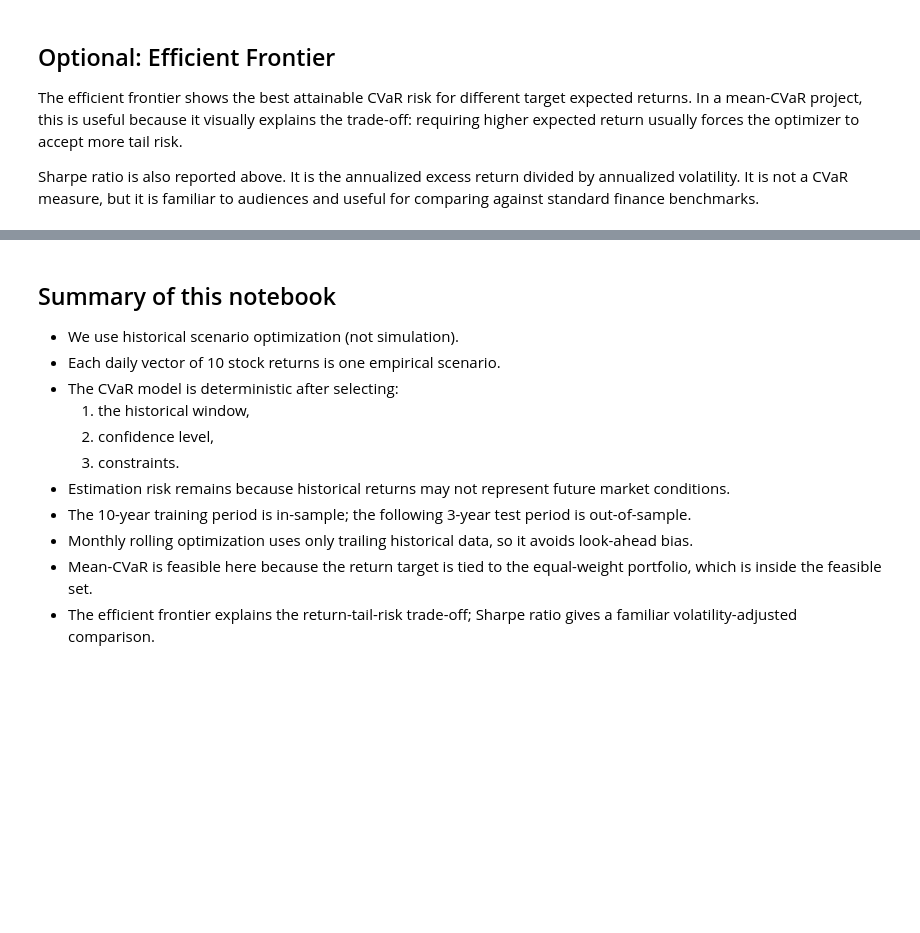
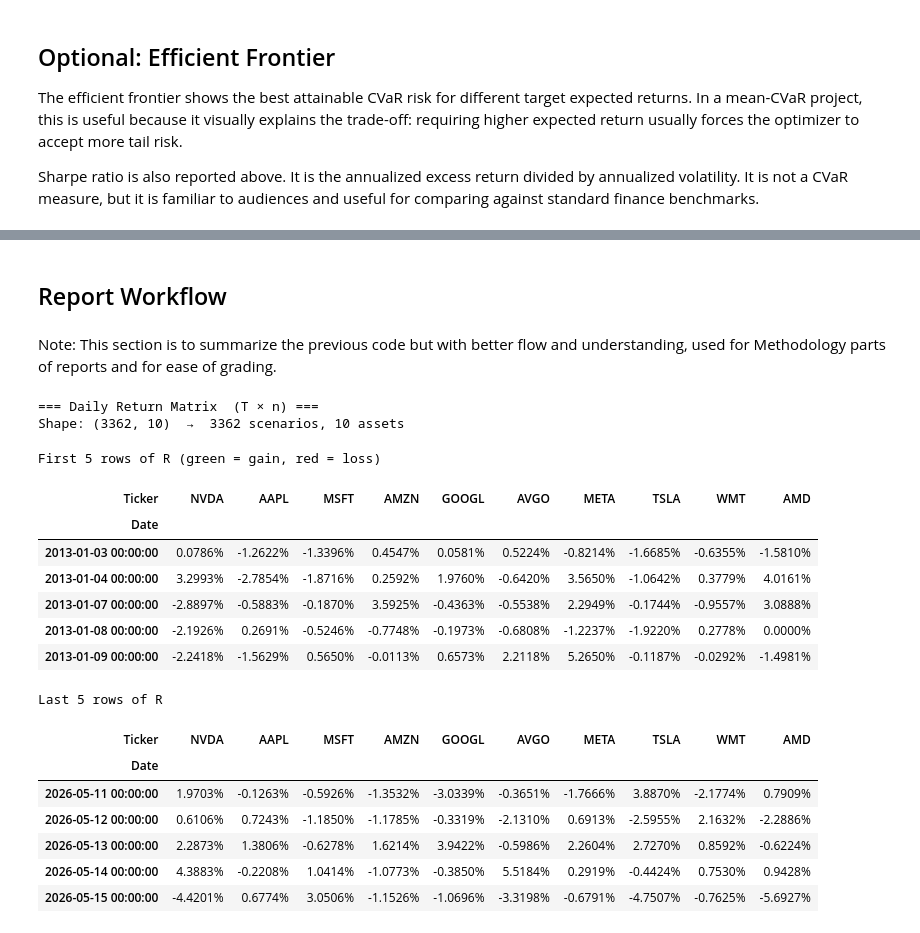
Before and after one commit to JarvisHunter/optimization_final_project, a Jupyter notebook: task2.ipynb, the cells around one changed output, grey strips where cells are left out. Saved outputs shown, nothing was run; the diff lists cells and outputs as text; code cells hidden in the pictures; blank space fills up the shorter version.

```diff
--- a/task2.ipynb
+++ b/task2.ipynb
@@ -904,14 +972,39 @@ display(frontier[["target_annual_return", "daily_cvar_loss"]].style.format("{:.2
-# %% [markdown]
-## Summary of this notebook
-
-- We use historical scenario optimization (not simulation).
-- Each daily vector of 10 stock returns is one empirical scenario.
-- The CVaR model is deterministic after selecting:
-  1. the historical window,
-  2. confidence level,
-  3. constraints.
-- Estimation risk remains because historical returns may not represent future market conditions.
-- The 10-year training period is in-sample; the following 3-year test period is out-of-sample.
-- Monthly rolling optimization uses only trailing historical data, so it avoids look-ahead bias.
-- Mean-CVaR is feasible here because the return target is tied to the equal-weight portfolio, which is inside the feasible set.
-- The efficient frontier explains the return-tail-risk trade-off; Sharpe ratio gives a familiar volatility-adjusted comparison.
+# %% [markdown]
+## Report Workflow
+# %% [markdown]
+Note: This section is to summarize the previous code but with better flow and understanding, used for Methodology parts of reports and for ease of grading.
+# %%
+# ── CELL: Show raw daily returns (first & last 5 rows) ──────────────────
+print("=== Daily Return Matrix  (T × n) ===")
+print(f"Shape: {returns.shape}  →  {returns.shape[0]} scenarios, {returns.shape[1]} assets\n")
+display(
+    returns.head(5).style
+    .format("{:.4%}")
+    .background_gradient(cmap="RdYlGn", axis=None)
+    .set_caption("First 5 rows of R (green = gain, red = loss)")
+)
+display(
+    returns.tail(5).style
+    .format("{:.4%}")
+    .background_gradient(cmap="RdYlGn", axis=None)
+    .set_caption("Last 5 rows of R")
+)
+# %% [output]
+=== Daily Return Matrix  (T × n) ===
+Shape: (3362, 10)  →  3362 scenarios, 10 assets
+First 5 rows of R (green = gain, red = loss)
+| Ticker | NVDA | AAPL | MSFT | AMZN | GOOGL | AVGO | META | TSLA | WMT | AMD |
+| Date |  |  |  |  |  |  |  |  |  |  |
+| 2013-01-03 00:00:00 | 0.0786% | -1.2622% | -1.3396% | 0.4547% | 0.0581% | 0.5224% | -0.8214% | -1.6685% | -0.6355% | -1.5810% |
+| 2013-01-04 00:00:00 | 3.2993% | -2.7854% | -1.8716% | 0.2592% | 1.9760% | -0.6420% | 3.5650% | -1.0642% | 0.3779% | 4.0161% |
+| 2013-01-07 00:00:00 | -2.8897% | -0.5883% | -0.1870% | 3.5925% | -0.4363% | -0.5538% | 2.2949% | -0.1744% | -0.9557% | 3.0888% |
+| 2013-01-08 00:00:00 | -2.1926% | 0.2691% | -0.5246% | -0.7748% | -0.1973% | -0.6808% | -1.2237% | -1.9220% | 0.2778% | 0.0000% |
+| 2013-01-09 00:00:00 | -2.2418% | -1.5629% | 0.5650% | -0.0113% | 0.6573% | 2.2118% | 5.2650% | -0.1187% | -0.0292% | -1.4981% |
+Last 5 rows of R
+| Ticker | NVDA | AAPL | MSFT | AMZN | GOOGL | AVGO | META | TSLA | WMT | AMD |
+| Date |  |  |  |  |  |  |  |  |  |  |
+| 2026-05-11 00:00:00 | 1.9703% | -0.1263% | -0.5926% | -1.3532% | -3.0339% | -0.3651% | -1.7666% | 3.8870% | -2.1774% | 0.7909% |
+| 2026-05-12 00:00:00 | 0.6106% | 0.7243% | -1.1850% | -1.1785% | -0.3319% | -2.1310% | 0.6913% | -2.5955% | 2.1632% | -2.2886% |
+| 2026-05-13 00:00:00 | 2.2873% | 1.3806% | -0.6278% | 1.6214% | 3.9422% | -0.5986% | 2.2604% | 2.7270% | 0.8592% | -0.6224% |
+| 2026-05-14 00:00:00 | 4.3883% | -0.2208% | 1.0414% | -1.0773% | -0.3850% | 5.5184% | 0.2919% | -0.4424% | 0.7530% | 0.9428% |
+| 2026-05-15 00:00:00 | -4.4201% | 0.6774% | 3.0506% | -1.1526% | -1.0696% | -3.3198% | -0.6791% | -4.7507% | -0.7625% | -5.6927% |
```
Also changed, not shown: parts of 17 cells of this notebook, 13 other files.
